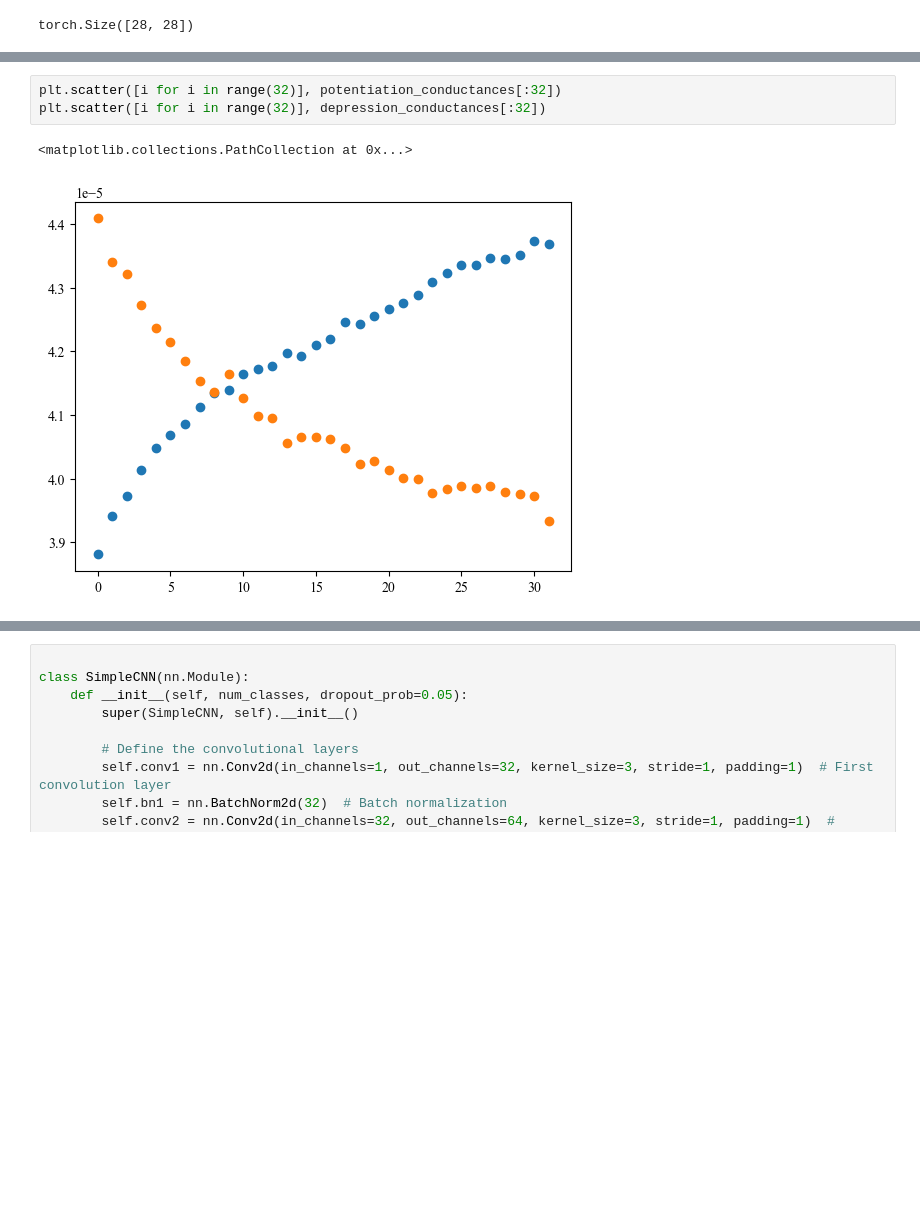
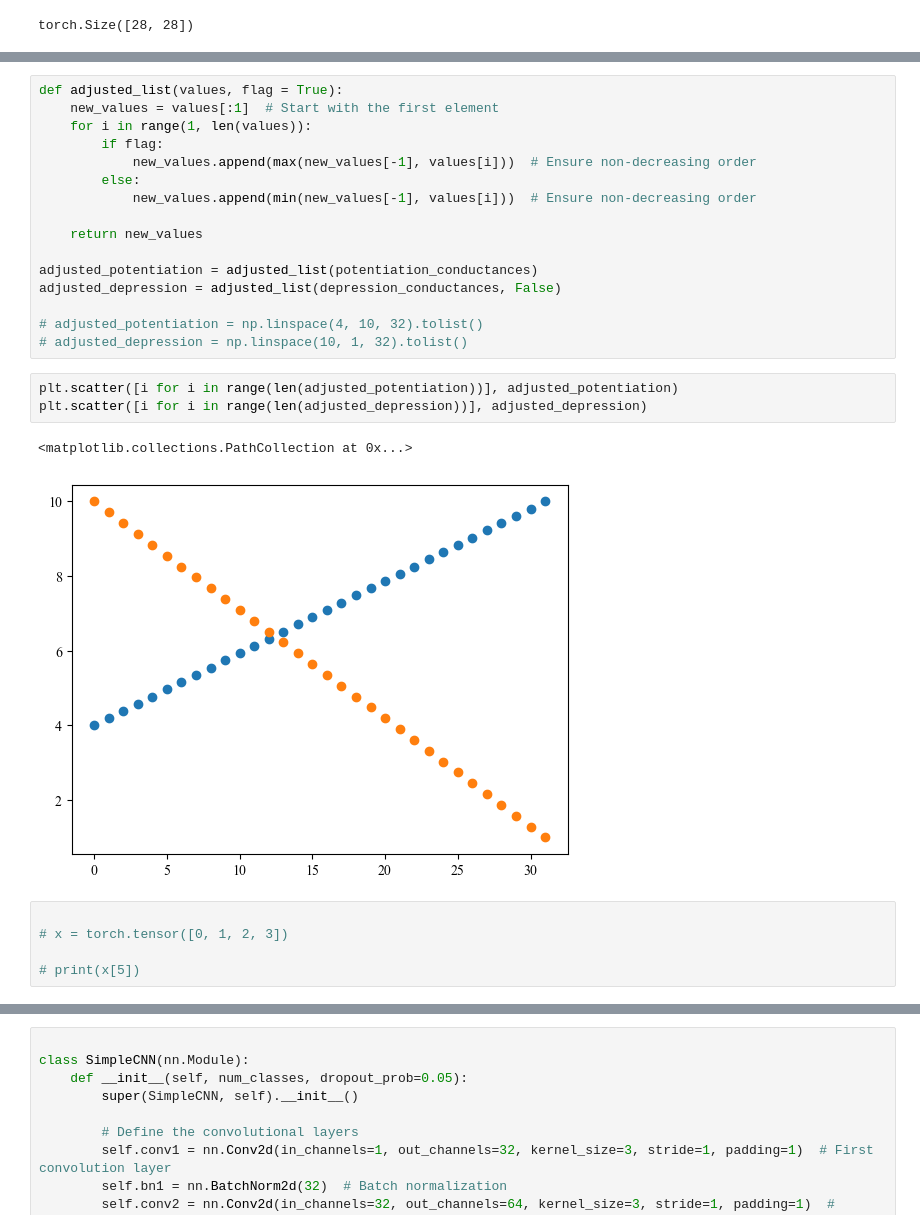
Before and after one commit to adithyasai20/hardware-aware-training-of-neural-networks, a Jupyter notebook: mnist_training.ipynb, the cells around one changed output, grey strips where cells are left out. Saved outputs shown, nothing was run; the diff lists cells and outputs as text; blank space fills up the shorter version.

```diff
--- a/mnist_training.ipynb
+++ b/mnist_training.ipynb
@@ -114,9 +102,30 @@ data_choice = "himanshu"
 
 potentiation_conductances = load_data(*POTENTIATION_DATASETS.get(data_choice, (None, None, None)))
 depression_conductances = load_data(*DEPRESSION_DATASETS.get(data_choice, (None, None, None)))
+# %%
+def adjusted_list(values, flag = True):
+    new_values = values[:1]  # Start with the first element
+    for i in range(1, len(values)):
+        if flag:
+            new_values.append(max(new_values[-1], values[i]))  # Ensure non-decreasing order
+        else:
+            new_values.append(min(new_values[-1], values[i]))  # Ensure non-decreasing order
+
+    return new_values
+
+adjusted_potentiation = adjusted_list(potentiation_conductances)
+adjusted_depression = adjusted_list(depression_conductances, False)
+
+# adjusted_potentiation = np.linspace(4, 10, 32).tolist()
+# adjusted_depression = np.linspace(10, 1, 32).tolist()
 # %%
-plt.scatter([i for i in range(32)], potentiation_conductances[:32])
-plt.scatter([i for i in range(32)], depression_conductances[:32])
+plt.scatter([i for i in range(len(adjusted_potentiation))], adjusted_potentiation)
+plt.scatter([i for i in range(len(adjusted_depression))], adjusted_depression)
 # %% [output]
 <matplotlib.collections.PathCollection at 0x...>
-[figure, old version]
+[figure, new version]
+# %%
+
+# x = torch.tensor([0, 1, 2, 3])
+
+# print(x[5])
```
Also changed, not shown: parts of 11 cells of this notebook, 4 other files.
